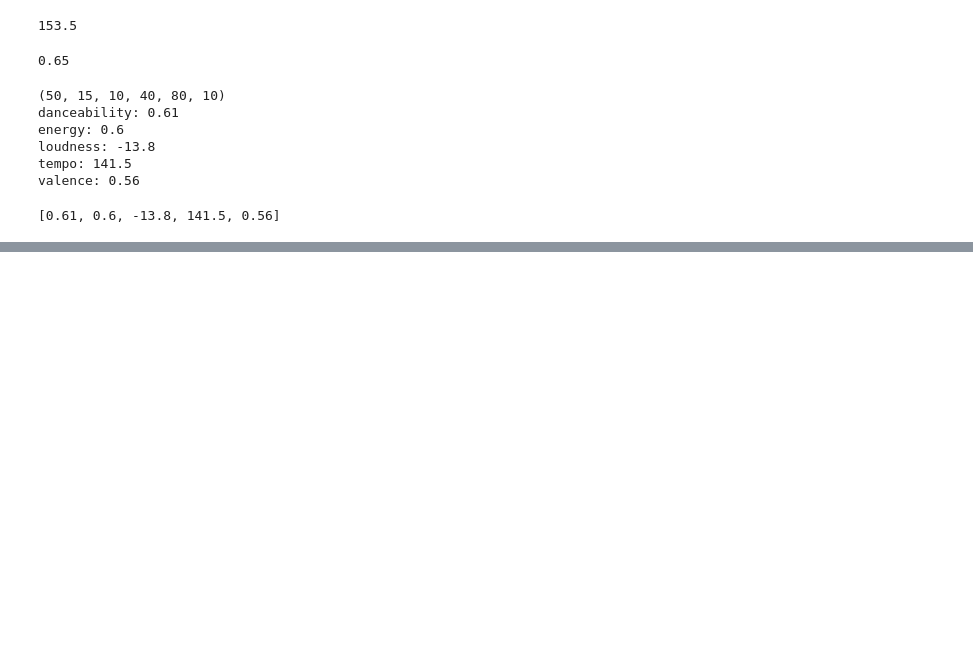
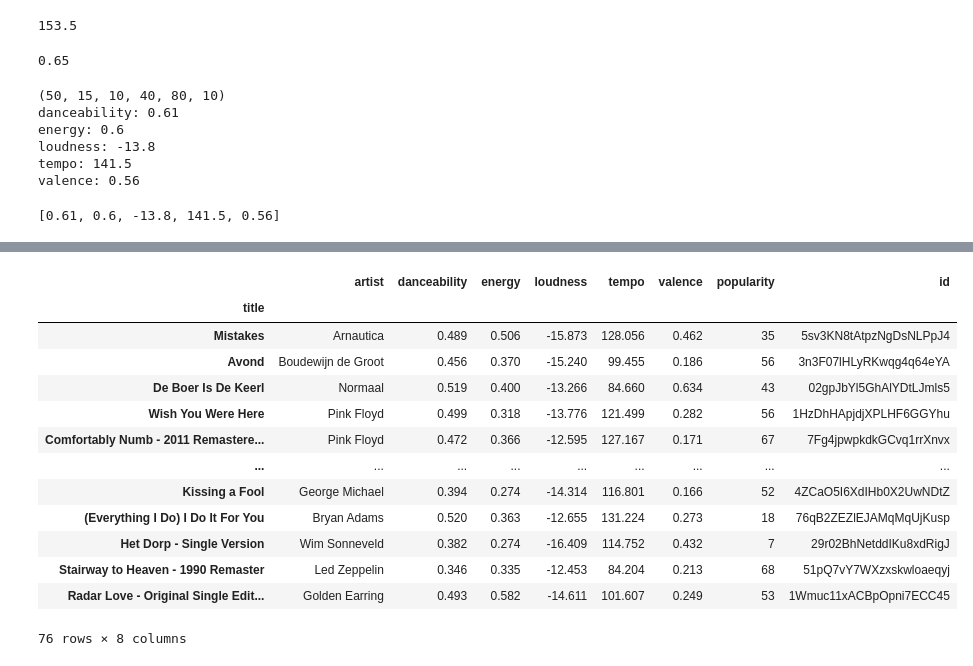
Before and after one commit to bartwitting/DSCS, a Jupyter notebook: AllCode.ipynb, the cells around one changed output, grey strips where cells are left out. Drawn from its saved outputs; the diff is of its cells as text; code cells hidden in the pictures; blank space fills up the shorter version.

```diff
--- a/AllCode.ipynb
+++ b/AllCode.ipynb
@@ -624,0 +737,17 @@ Songs Succesfully Removed from Playlist
+# %%
+GLOBALCurrentSongList
+# %% [output]
+|  | artist | danceability | energy | loudness | tempo | valence | popularity | id |
+| title |  |  |  |  |  |  |  |  |
+| Mistakes | Arnautica | 0.489 | 0.506 | -15.873 | 128.056 | 0.462 | 35 | 5sv3KN8tAtpzNgDsNLPpJ4 |
+| Avond | Boudewijn de Groot | 0.456 | 0.370 | -15.240 | 99.455 | 0.186 | 56 | 3n3F07lHLyRKwqg4q64eYA |
+| De Boer Is De Keerl | Normaal | 0.519 | 0.400 | -13.266 | 84.660 | 0.634 | 43 | 02gpJbYl5GhAlYDtLJmls5 |
+| Wish You Were Here | Pink Floyd | 0.499 | 0.318 | -13.776 | 121.499 | 0.282 | 56 | 1HzDhHApjdjXPLHF6GGYhu |
+| Comfortably Numb - 2011 Remastere... | Pink Floyd | 0.472 | 0.366 | -12.595 | 127.167 | 0.171 | 67 | 7Fg4jpwpkdkGCvq1rrXnvx |
+| ... | ... | ... | ... | ... | ... | ... | ... | ... |
+| Kissing a Fool | George Michael | 0.394 | 0.274 | -14.314 | 116.801 | 0.166 | 52 | 4ZCaO5I6XdIHb0X2UwNDtZ |
+| (Everything I Do) I Do It For You | Bryan Adams | 0.520 | 0.363 | -12.655 | 131.224 | 0.273 | 18 | 76qB2ZEZlEJAMqMqUjKusp |
+| Het Dorp - Single Version | Wim Sonneveld | 0.382 | 0.274 | -16.409 | 114.752 | 0.432 | 7 | 29r02BhNetddIKu8xdRigJ |
+| Stairway to Heaven - 1990 Remaster | Led Zeppelin | 0.346 | 0.335 | -12.453 | 84.204 | 0.213 | 68 | 51pQ7vY7WXzxskwloaeqyj |
+| Radar Love - Original Single Edit... | Golden Earring | 0.493 | 0.582 | -14.611 | 101.607 | 0.249 | 53 | 1Wmuc11xACBpOpni7ECC45 |
+76 rows × 8 columns
```
Also changed, not shown: parts of 20 cells of this notebook, 6 other files.
